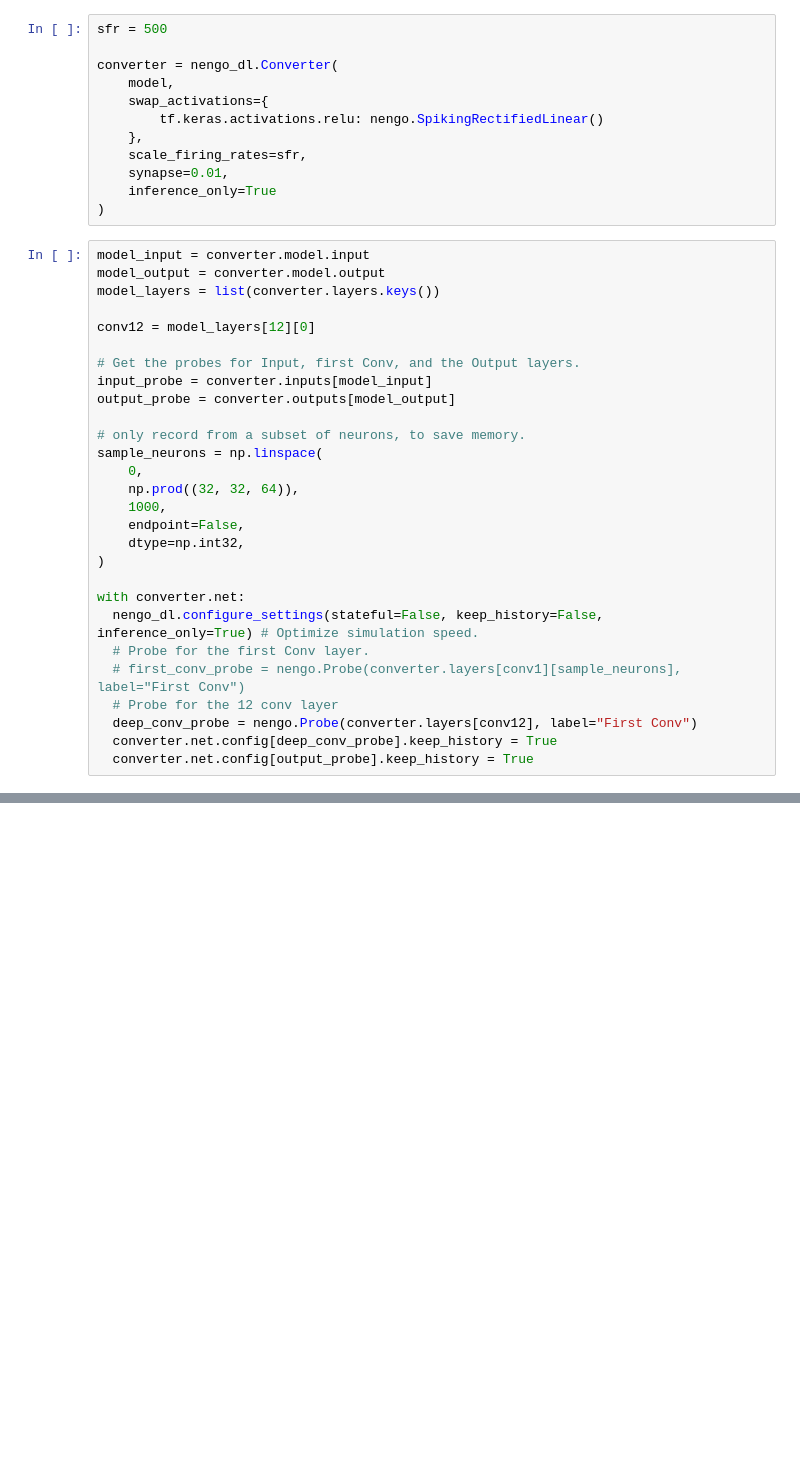
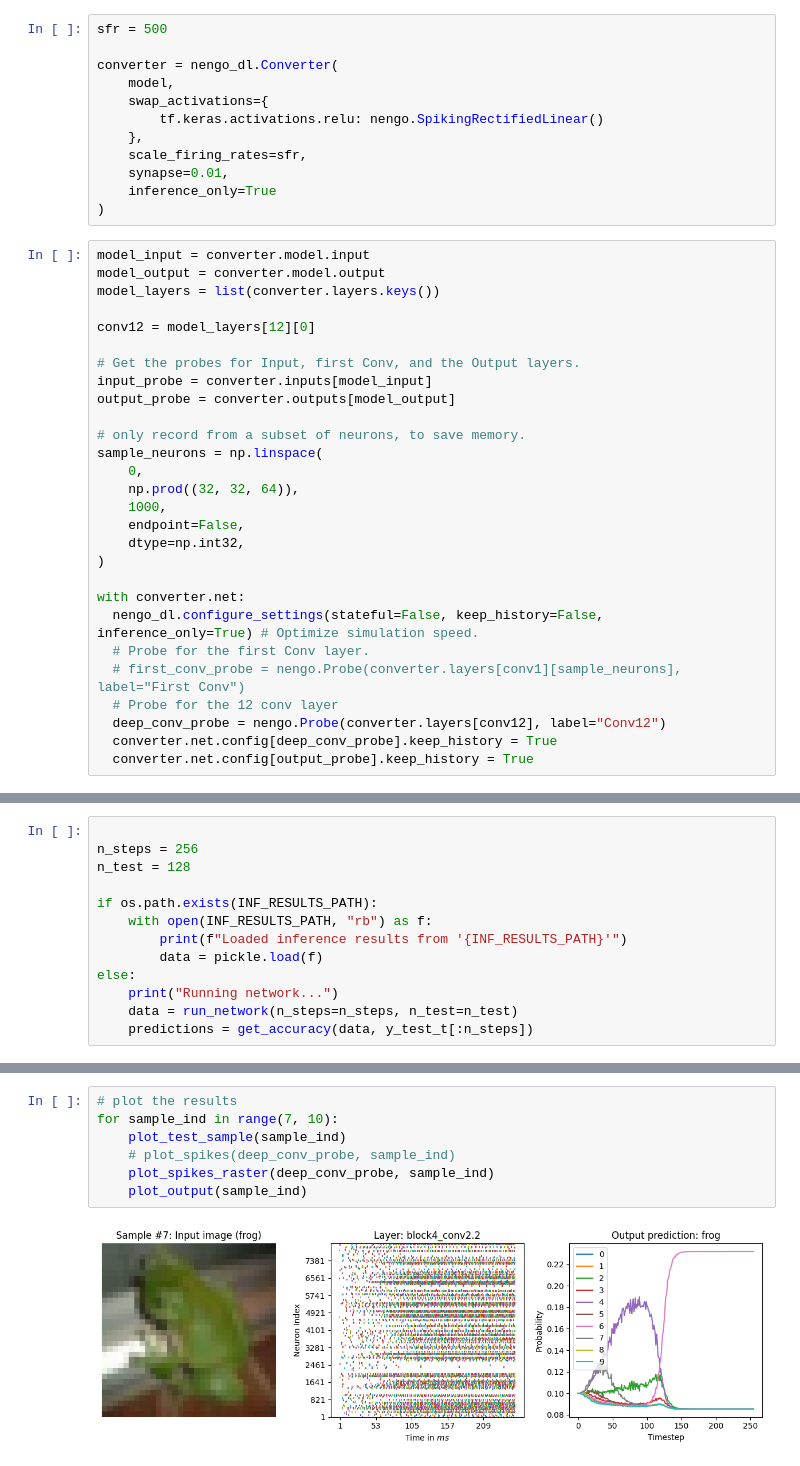
Before and after one commit to coltfox/vgg16-snn, a Jupyter notebook: vgg16-snn.ipynb, the cells around one changed output, grey strips where cells are left out. Saved outputs shown, nothing was run; the diff lists cells and outputs as text; blank space fills up the shorter version.

Commit message:
Spike raster plots

```diff
--- a/vgg16-snn.ipynb
+++ b/vgg16-snn.ipynb
@@ -207,7 +206,7 @@ with converter.net:
   # Probe for the first Conv layer.
   # first_conv_probe = nengo.Probe(converter.layers[conv1][sample_neurons], label="First Conv")
   # Probe for the 12 conv layer
-  deep_conv_probe = nengo.Probe(converter.layers[conv12], label="First Conv")
+  deep_conv_probe = nengo.Probe(converter.layers[conv12], label="Conv12")
   converter.net.config[deep_conv_probe].keep_history = True
   converter.net.config[output_probe].keep_history = True
 # %%
@@ -232,0 +236,13 @@ Test accuracy: 89.06%
+# %%
+
+n_steps = 256
+n_test = 128
+
+if os.path.exists(INF_RESULTS_PATH):
+    with open(INF_RESULTS_PATH, "rb") as f:
+        print(f"Loaded inference results from '{INF_RESULTS_PATH}'")
+        data = pickle.load(f)
+else:
+    print("Running network...")
+    data = run_network(n_steps=n_steps, n_test=n_test)
+    predictions = get_accuracy(data, y_test_t[:n_steps])
@@ -269,0 +307,9 @@ for i in range(7, 10):
+# %%
+# plot the results
+for sample_ind in range(7, 10):
+    plot_test_sample(sample_ind)
+    # plot_spikes(deep_conv_probe, sample_ind)
+    plot_spikes_raster(deep_conv_probe, sample_ind)
+    plot_output(sample_ind)
+# %% [output]
+[figure, added]
```
Also changed, not shown: parts of 7 cells of this notebook.
